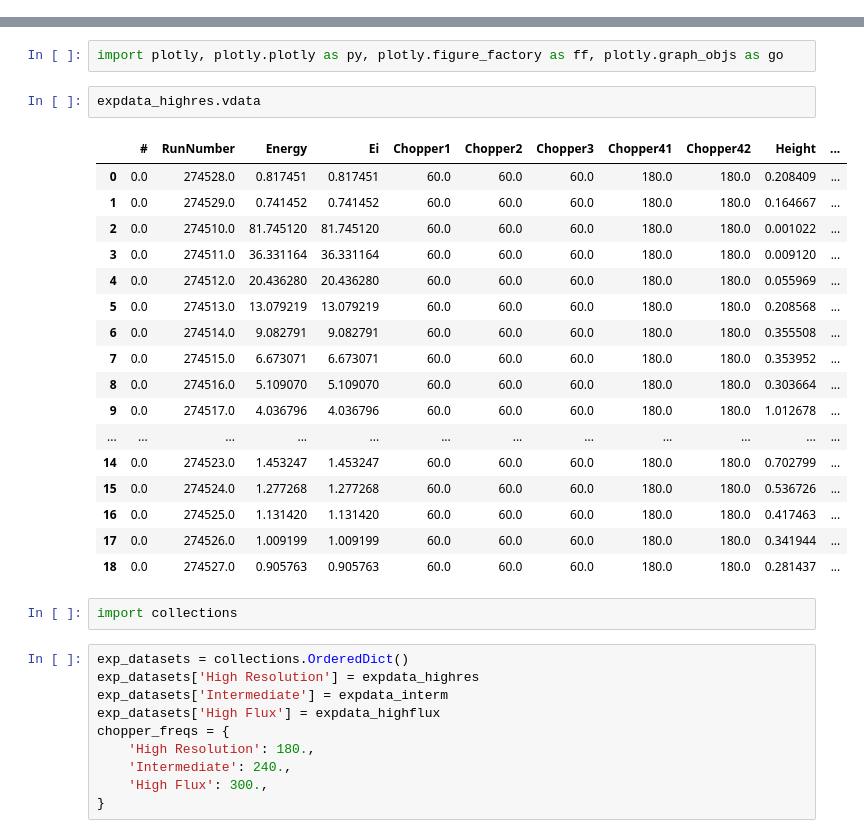
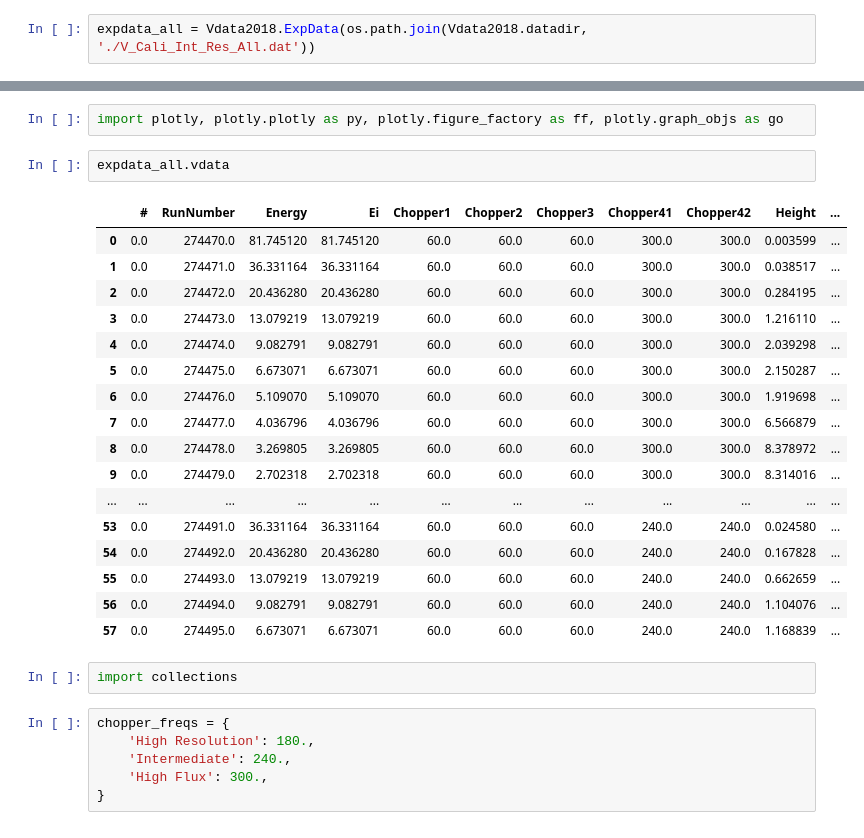
Before and after one commit to sns-chops/resolution, a Jupyter notebook: CNCS/PyChop/plotly-plot.ipynb, the cells around one changed output, grey strips where cells are left out. Saved outputs shown, nothing was run; the diff lists cells and outputs as text.

```diff
--- a/CNCS/PyChop/plotly-plot.ipynb
+++ b/CNCS/PyChop/plotly-plot.ipynb
@@ -41,0 +69,2 @@ def sorted_xy_byx(x,y):
+# %%
+expdata_all = Vdata2018.ExpData(os.path.join(Vdata2018.datadir, './V_Cali_Int_Res_All.dat'))
@@ -91,32 +123,28 @@ decorate(ax[2])
 # %%
 import plotly, plotly.plotly as py, plotly.figure_factory as ff, plotly.graph_objs as go
 # %%
-expdata_highres.vdata
+expdata_all.vdata
 # %% [output]
 |  | # | RunNumber | Energy | Ei | Chopper1 | Chopper2 | Chopper3 | Chopper41 | Chopper42 | Height | ... |
-| 0 | 0.0 | 274528.0 | 0.817451 | 0.817451 | 60.0 | 60.0 | 60.0 | 180.0 | 180.0 | 0.208409 | ... |
-| 1 | 0.0 | 274529.0 | 0.741452 | 0.741452 | 60.0 | 60.0 | 60.0 | 180.0 | 180.0 | 0.164667 | ... |
-| 2 | 0.0 | 274510.0 | 81.745120 | 81.745120 | 60.0 | 60.0 | 60.0 | 180.0 | 180.0 | 0.001022 | ... |
-| 3 | 0.0 | 274511.0 | 36.331164 | 36.331164 | 60.0 | 60.0 | 60.0 | 180.0 | 180.0 | 0.009120 | ... |
-| 4 | 0.0 | 274512.0 | 20.436280 | 20.436280 | 60.0 | 60.0 | 60.0 | 180.0 | 180.0 | 0.055969 | ... |
-| 5 | 0.0 | 274513.0 | 13.079219 | 13.079219 | 60.0 | 60.0 | 60.0 | 180.0 | 180.0 | 0.208568 | ... |
-| 6 | 0.0 | 274514.0 | 9.082791 | 9.082791 | 60.0 | 60.0 | 60.0 | 180.0 | 180.0 | 0.355508 | ... |
-| 7 | 0.0 | 274515.0 | 6.673071 | 6.673071 | 60.0 | 60.0 | 60.0 | 180.0 | 180.0 | 0.353952 | ... |
-| 8 | 0.0 | 274516.0 | 5.109070 | 5.109070 | 60.0 | 60.0 | 60.0 | 180.0 | 180.0 | 0.303664 | ... |
-| 9 | 0.0 | 274517.0 | 4.036796 | 4.036796 | 60.0 | 60.0 | 60.0 | 180.0 | 180.0 | 1.012678 | ... |
+| 0 | 0.0 | 274470.0 | 81.745120 | 81.745120 | 60.0 | 60.0 | 60.0 | 300.0 | 300.0 | 0.003599 | ... |
+| 1 | 0.0 | 274471.0 | 36.331164 | 36.331164 | 60.0 | 60.0 | 60.0 | 300.0 | 300.0 | 0.038517 | ... |
+| 2 | 0.0 | 274472.0 | 20.436280 | 20.436280 | 60.0 | 60.0 | 60.0 | 300.0 | 300.0 | 0.284195 | ... |
+| 3 | 0.0 | 274473.0 | 13.079219 | 13.079219 | 60.0 | 60.0 | 60.0 | 300.0 | 300.0 | 1.216110 | ... |
+| 4 | 0.0 | 274474.0 | 9.082791 | 9.082791 | 60.0 | 60.0 | 60.0 | 300.0 | 300.0 | 2.039298 | ... |
+| 5 | 0.0 | 274475.0 | 6.673071 | 6.673071 | 60.0 | 60.0 | 60.0 | 300.0 | 300.0 | 2.150287 | ... |
+| 6 | 0.0 | 274476.0 | 5.109070 | 5.109070 | 60.0 | 60.0 | 60.0 | 300.0 | 300.0 | 1.919698 | ... |
+| 7 | 0.0 | 274477.0 | 4.036796 | 4.036796 | 60.0 | 60.0 | 60.0 | 300.0 | 300.0 | 6.566879 | ... |
+| 8 | 0.0 | 274478.0 | 3.269805 | 3.269805 | 60.0 | 60.0 | 60.0 | 300.0 | 300.0 | 8.378972 | ... |
+| 9 | 0.0 | 274479.0 | 2.702318 | 2.702318 | 60.0 | 60.0 | 60.0 | 300.0 | 300.0 | 8.314016 | ... |
 | ... | ... | ... | ... | ... | ... | ... | ... | ... | ... | ... | ... |
-| 14 | 0.0 | 274523.0 | 1.453247 | 1.453247 | 60.0 | 60.0 | 60.0 | 180.0 | 180.0 | 0.702799 | ... |
-| 15 | 0.0 | 274524.0 | 1.277268 | 1.277268 | 60.0 | 60.0 | 60.0 | 180.0 | 180.0 | 0.536726 | ... |
-| 16 | 0.0 | 274525.0 | 1.131420 | 1.131420 | 60.0 | 60.0 | 60.0 | 180.0 | 180.0 | 0.417463 | ... |
-| 17 | 0.0 | 274526.0 | 1.009199 | 1.009199 | 60.0 | 60.0 | 60.0 | 180.0 | 180.0 | 0.341944 | ... |
-| 18 | 0.0 | 274527.0 | 0.905763 | 0.905763 | 60.0 | 60.0 | 60.0 | 180.0 | 180.0 | 0.281437 | ... |
+| 53 | 0.0 | 274491.0 | 36.331164 | 36.331164 | 60.0 | 60.0 | 60.0 | 240.0 | 240.0 | 0.024580 | ... |
+| 54 | 0.0 | 274492.0 | 20.436280 | 20.436280 | 60.0 | 60.0 | 60.0 | 240.0 | 240.0 | 0.167828 | ... |
+| 55 | 0.0 | 274493.0 | 13.079219 | 13.079219 | 60.0 | 60.0 | 60.0 | 240.0 | 240.0 | 0.662659 | ... |
+| 56 | 0.0 | 274494.0 | 9.082791 | 9.082791 | 60.0 | 60.0 | 60.0 | 240.0 | 240.0 | 1.104076 | ... |
+| 57 | 0.0 | 274495.0 | 6.673071 | 6.673071 | 60.0 | 60.0 | 60.0 | 240.0 | 240.0 | 1.168839 | ... |
 # %%
 import collections
 # %%
-exp_datasets = collections.OrderedDict()
-exp_datasets['High Resolution'] = expdata_highres
-exp_datasets['Intermediate'] = expdata_interm
-exp_datasets['High Flux'] = expdata_highflux
 chopper_freqs = {
     'High Resolution': 180.,
     'Intermediate': 240.,
```
Also changed, not shown: parts of 18 cells of this notebook, 4 other files.
